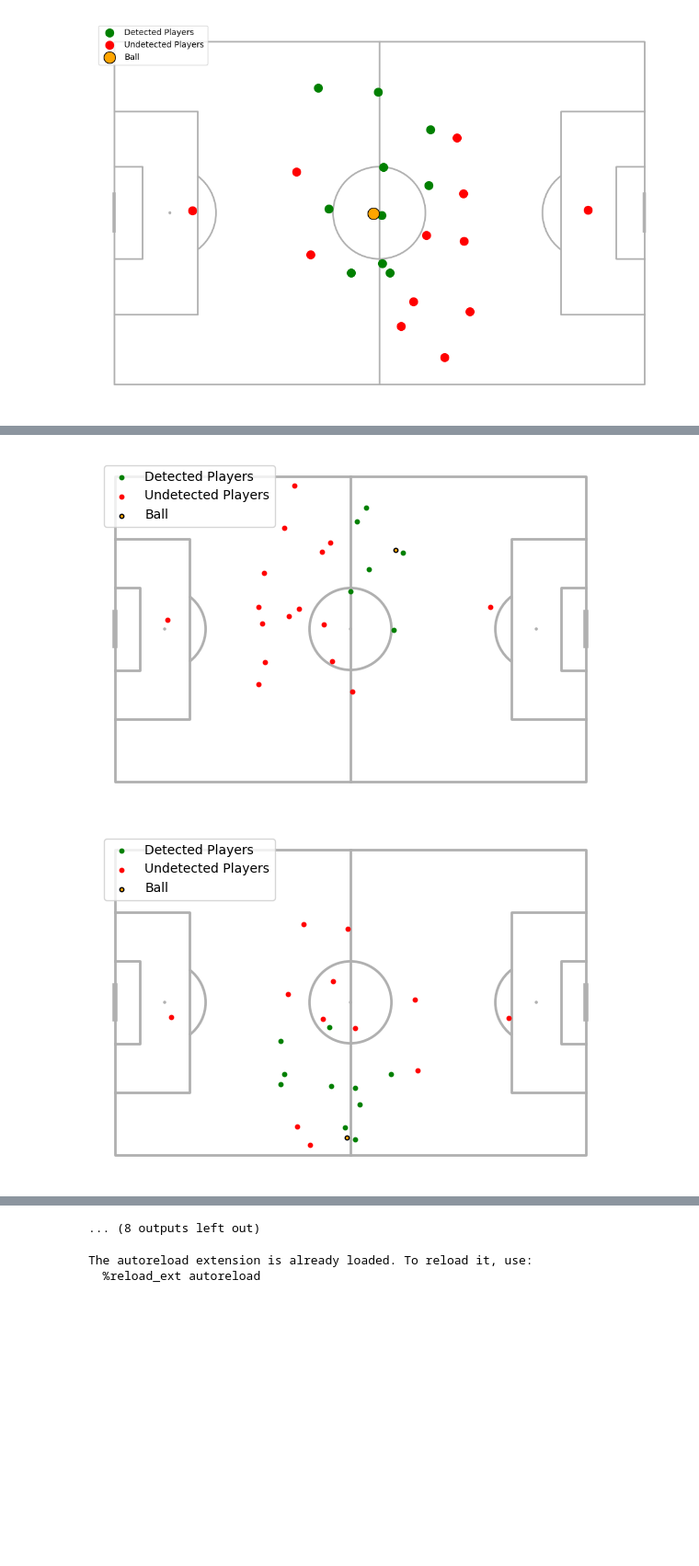
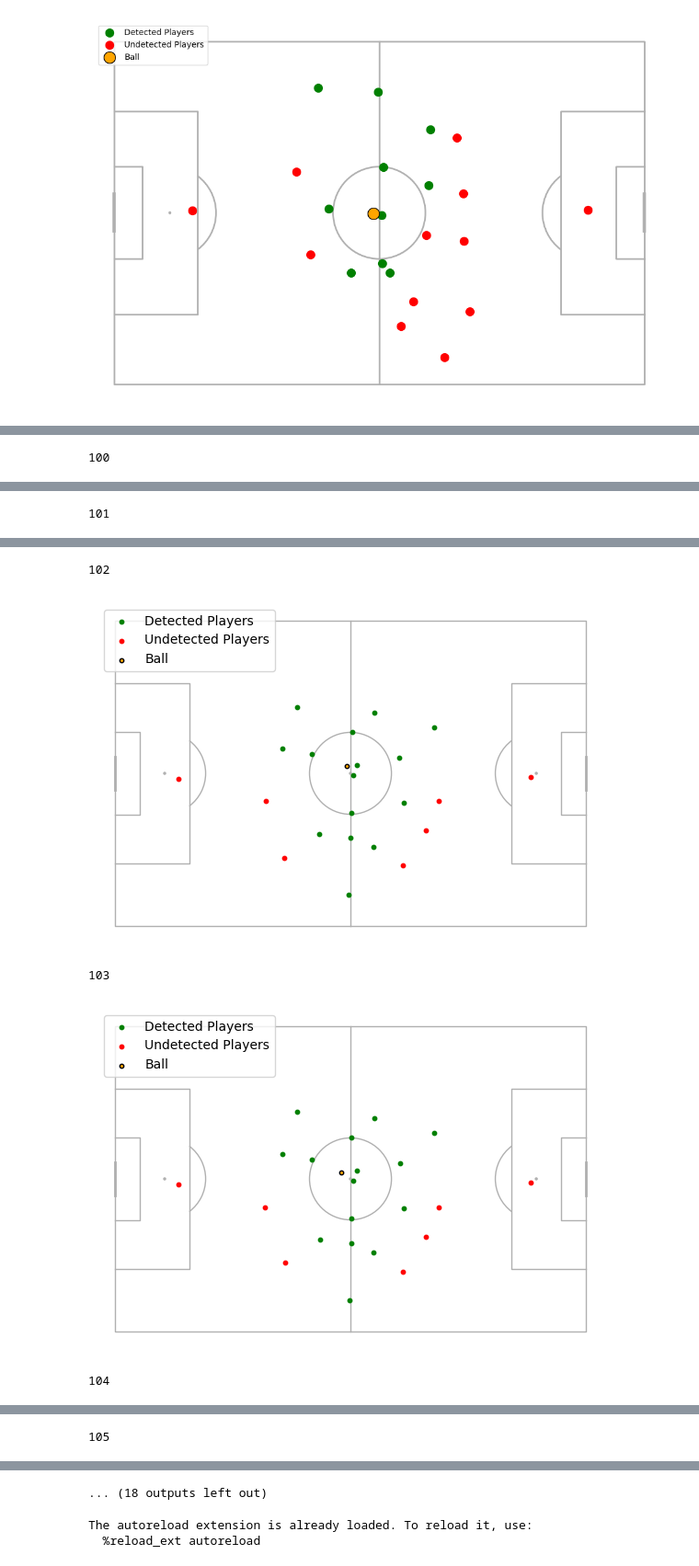
Before and after one commit to lorihe/ASI, a Jupyter notebook: Untitled.ipynb, the cells around one changed output, grey strips where cells are left out. Shown at 92% size. Drawn from its saved outputs; the diff is of its cells as text; code cells hidden in the pictures; blank space fills up the shorter version.

```diff
--- a/Untitled.ipynb
+++ b/Untitled.ipynb
@@ -23,2 +75,2 @@ len(data)
 # %%
-data_0 = data[0]
+data[0]
@@ -63,27 +153,29 @@ plt.show()
 # %%
 def plot_frame(i):
-    frame = data[i*100]
-    ball = frame['ball_data']
-    players_detected = [(p['x'], p['y']) for p in frame['player_data'] if p['is_detected']]
-    players_undetected = [(p['x'], p['y']) for p in frame['player_data'] if not p['is_detected']]
+    frames = [f for f in data if f['frame']>= i-10 and f['frame']<=i+10]
+    for frame in frames:
+        ball = frame['ball_data']
+        players_detected = [(p['x'], p['y']) for p in frame['player_data'] if p['is_detected']]
+        players_undetected = [(p['x'], p['y']) for p in frame['player_data'] if not p['is_detected']]
 
-    # Create pitch
-    pitch = Pitch(pitch_type='skillcorner', pitch_length=105, pitch_width=68)
-    fig, ax = pitch.draw(figsize=(6, 4))
+        # Create pitch
+        pitch = Pitch(pitch_type='skillcorner', pitch_length=105, pitch_width=68, linewidth = 1)
+        fig, ax = pitch.draw(figsize=(6, 4))
 
-    # Plot players
-    pitch.scatter(*zip(*players_detected), ax=ax, c='green', label='Detected Players', s=10)
-    pitch.scatter(*zip(*players_undetected), ax=ax, c='red', label='Undetected Players', s=10)
+        # Plot players
+        pitch.scatter(*zip(*players_detected), ax=ax, c='green', label='Detected Players', s=10)
+        pitch.scatter(*zip(*players_undetected), ax=ax, c='red', label='Undetected Players', s=10)
 
-    # Plot ball
-    if ball['is_detected']:
-        pitch.scatter(ball['x'], ball['y'], ax=ax, c='orange', label='Ball', s=10, edgecolors='black')
+        # Plot ball
+        if ball['is_detected']:
+            pitch.scatter(ball['x'], ball['y'], ax=ax, c='orange', label='Ball', s=10, edgecolors='black')
 
-    # Add legend
-    ax.legend(loc='upper left', fontsize=10)
-    # Show the plot
-    plt.show()
+        # Add legend
+        ax.legend(loc='upper left', fontsize=10)
+        print(frame['frame'])
+        # Show the plot
+        plt.show()
 # %%
-for i in range(20):
-    plot_frame(i)
+plot_frame(104)
 # %% [output]
+100
@@ -90,0 +183 @@ for i in range(20):
+101
@@ -92,2 +185,5 @@ for i in range(20):
+102
-[figure, old version]
+[figure, new version]
+103
-[figure, old version]
+[figure, new version]
+104
@@ -94,0 +191 @@ for i in range(20):
+105
@@ -102,4 +193,4 @@ for i in range(20):
-... (8 outputs left out)
+... (18 outputs left out)
 # %%
 import plotly.graph_objects as go
 import soccerfield
```
Also changed, not shown: parts of 13 cells of this notebook.
